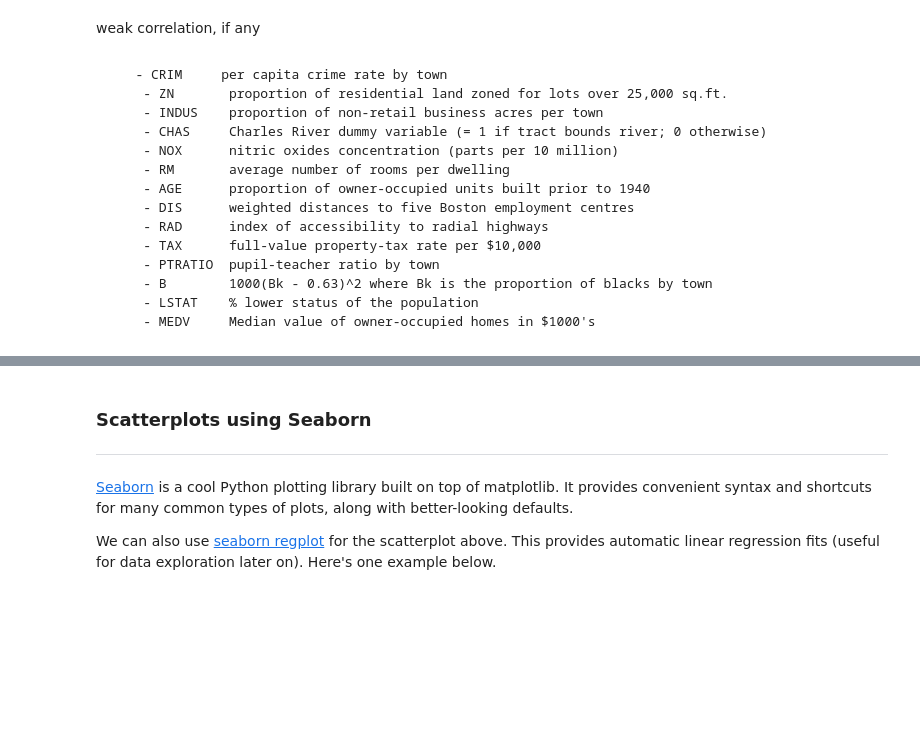
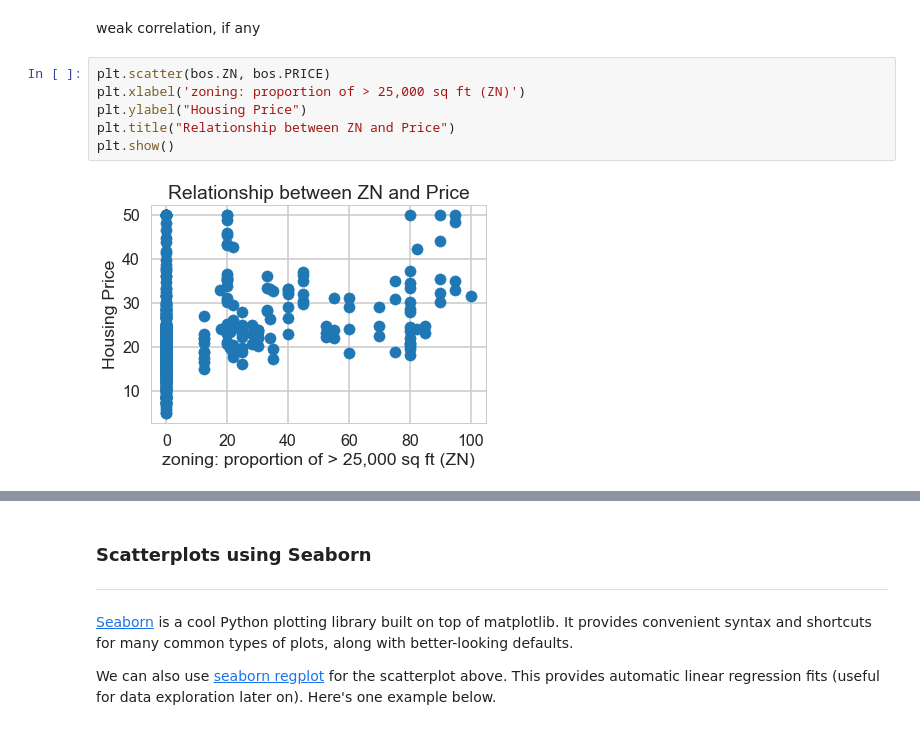
Before and after one commit to misterhappy2/Springboard-projects, a Jupyter notebook: Springboard mini BostonHousing.ipynb, the cells around one changed output, grey strips where cells are left out. Saved outputs shown, nothing was run; the diff lists cells and outputs as text; blank space fills up the shorter version.

```diff
--- a/Springboard mini BostonHousing.ipynb
+++ b/Springboard mini BostonHousing.ipynb
@@ -186,17 +188,10 @@ Text(0.5,1,'Relationship between PTRATIO and Price')
 # %% [markdown]
 weak correlation, if any
-# %% [markdown]
-       - CRIM     per capita crime rate by town
-        - ZN       proportion of residential land zoned for lots over 25,000 sq.ft.
-        - INDUS    proportion of non-retail business acres per town
-        - CHAS     Charles River dummy variable (= 1 if tract bounds river; 0 otherwise)
-        - NOX      nitric oxides concentration (parts per 10 million)
-        - RM       average number of rooms per dwelling
-        - AGE      proportion of owner-occupied units built prior to 1940
-        - DIS      weighted distances to five Boston employment centres
-        - RAD      index of accessibility to radial highways
-        - TAX      full-value property-tax rate per $10,000
-        - PTRATIO  pupil-teacher ratio by town
-        - B        1000(Bk - 0.63)^2 where Bk is the proportion of blacks by town
-        - LSTAT    % lower status of the population
-        - MEDV     Median value of owner-occupied homes in $1000's
+# %%
+plt.scatter(bos.ZN, bos.PRICE)
+plt.xlabel('zoning: proportion of > 25,000 sq ft (ZN)')
+plt.ylabel("Housing Price")
+plt.title("Relationship between ZN and Price")
+plt.show()
+# %% [output]
+[figure, added]
```
Also changed, not shown: parts of 58 cells of this notebook.
